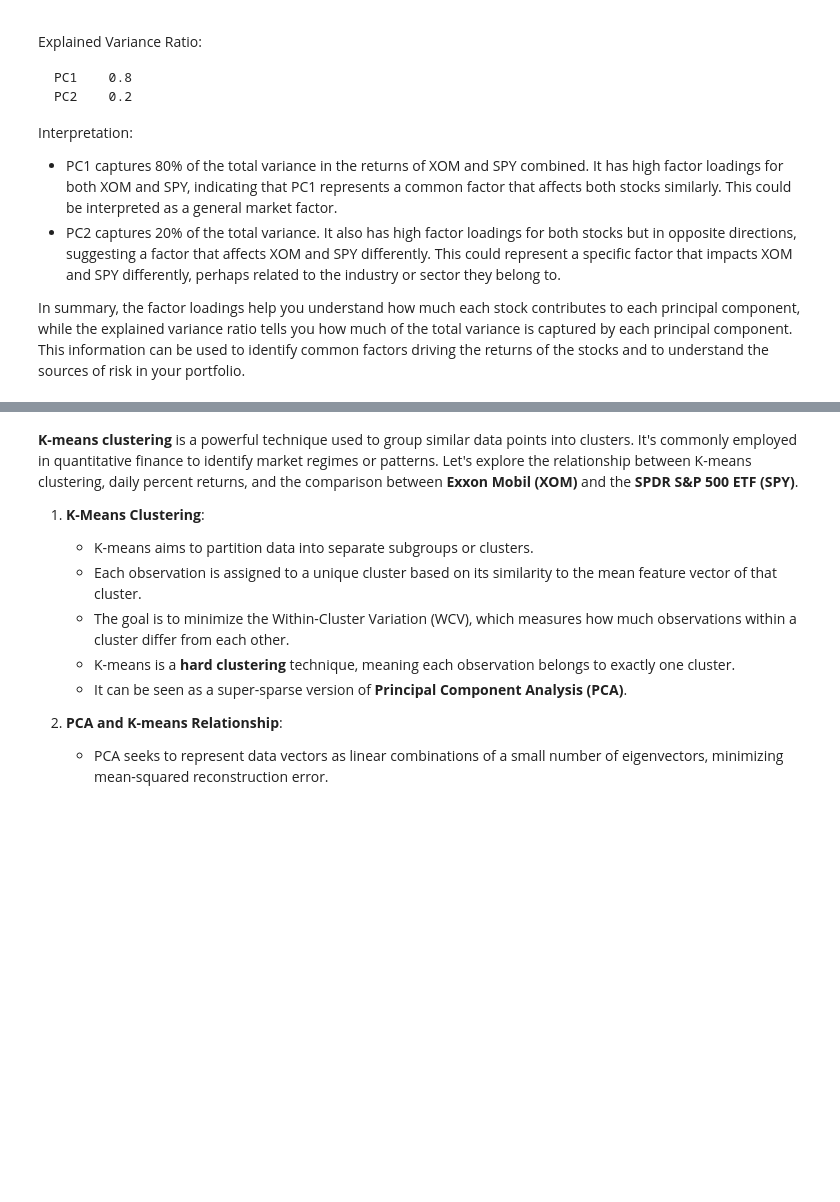
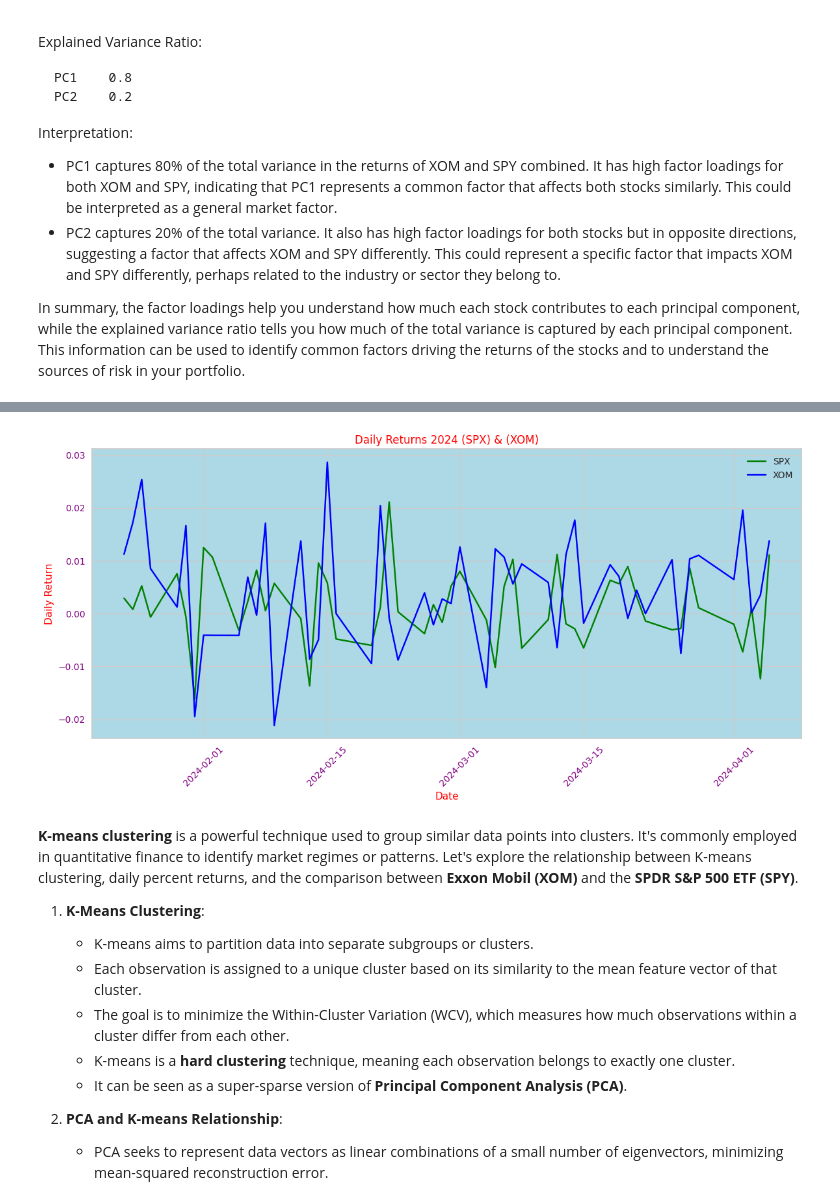
Before and after one commit to jeradmelgard/CAPM, a Jupyter notebook: CAPM.ipynb, the cells around one changed output, grey strips where cells are left out. Saved outputs shown, nothing was run; the diff lists cells and outputs as text; code cells hidden in the pictures; blank space fills up the shorter version.

```diff
--- a/CAPM.ipynb
+++ b/CAPM.ipynb
@@ -293,3 +671,39 @@ In summary, the factor loadings help you understand how much each stock contribu
+# %%
+# @title
+import seaborn as sns
+import matplotlib.pyplot as plt
+
+# Calculate daily returns for spy
+spx['Daily_Return'] = spx['Adj Close'].pct_change()
+# Filter data for the last year SPX
+spx_last_five_years = spx.tail(1 * 52)  # Assuming 52 weeks in a year
+
+# Calculate daily returns for xom
+xom['Daily_Return'] = xom['Adj Close'].pct_change()
+# Filter data for the last five years for xom
+xom_last_five_years = xom.tail(1 * 52)  # Assuming 52 weeks in a year
+
+# Set style
+sns.set_style("whitegrid")
+
+# Create Seaborn plot for spy
+plt.figure(figsize=(12, 6))
+sns.lineplot(data=spx_last_five_years, x=spx_last_five_years.index, y='Daily_Return', color='green', label='SPX')
+plt.title('Daily Returns 2024 (SPX) & (XOM)', color='red')
+plt.xlabel('Date', color='red')
+plt.ylabel('Daily Return', color='red')
+plt.xticks(rotation=45, color='purple')
+plt.yticks(color='purple')
+
+# Create Seaborn plot for xom (overlaying)
+sns.lineplot(data=xom_last_five_years, x=xom_last_five_years.index, y='Daily_Return', color='blue', label='XOM')
+
+plt.legend()  # Adding legend
+plt.tight_layout()
+plt.gca().set_facecolor('lightblue')
+plt.show()
+# %% [output]
+[figure, added]
 # %% [markdown]
 **K-means clustering** is a powerful technique used to group similar data points into clusters. It's commonly employed in quantitative finance to identify market regimes or patterns. Let's explore the relationship between K-means clustering, daily percent returns, and the comparison between **Exxon Mobil (XOM)** and the **SPDR S&P 500 ETF (SPY)**.
 
```
Also changed, not shown: parts of 48 cells of this notebook.
